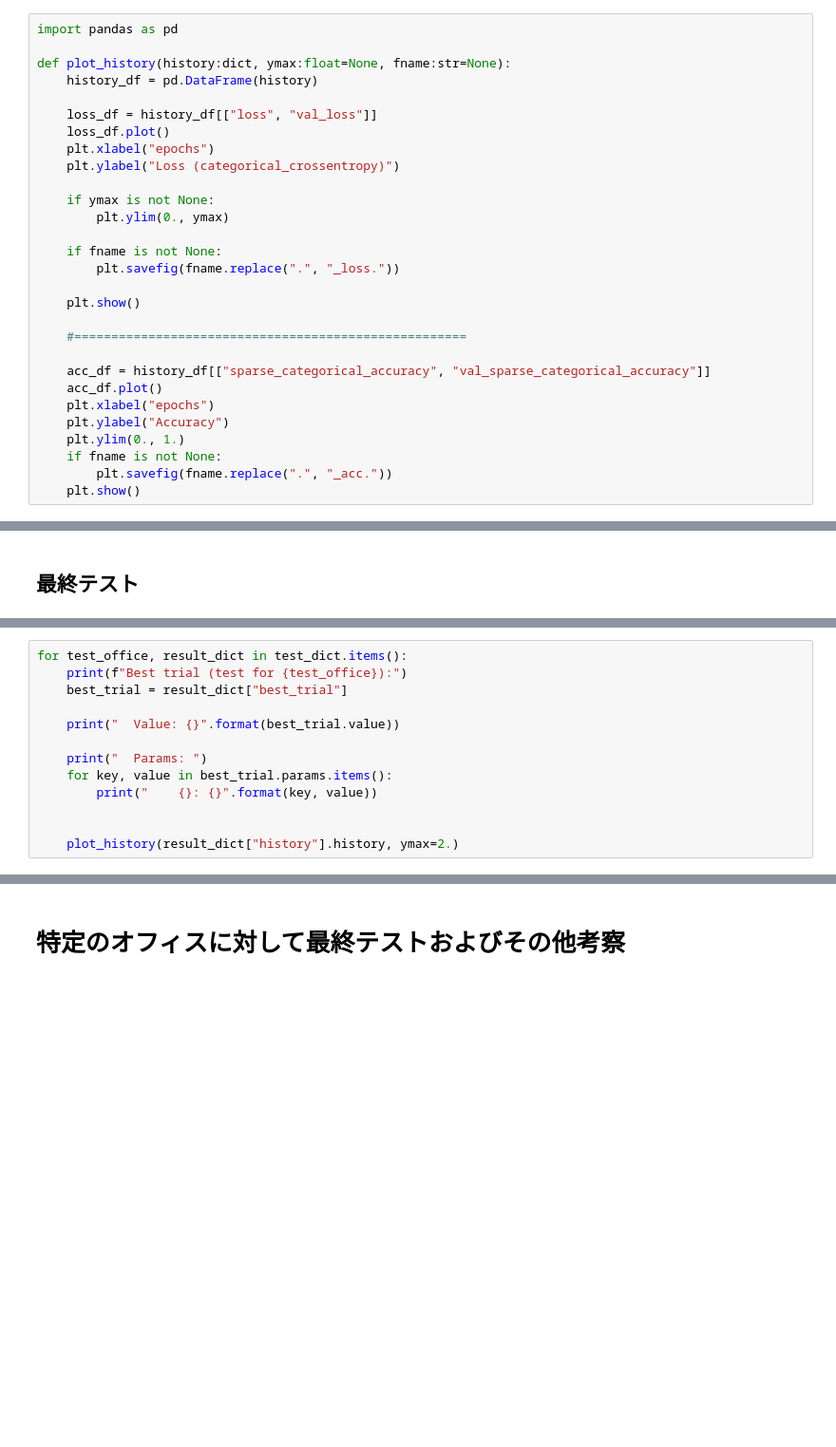
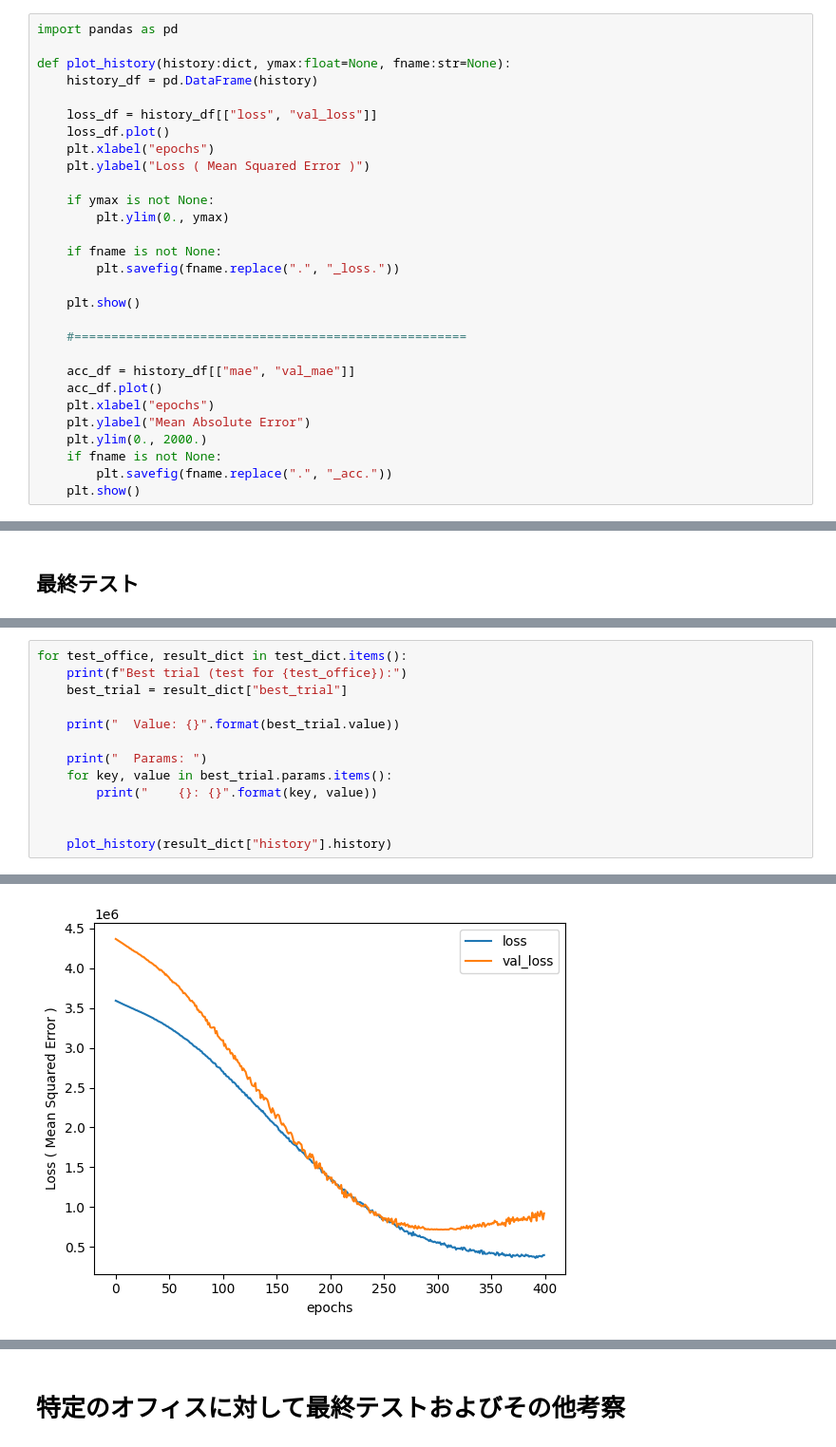
Before and after one commit to Enehentaro/MachineLearning, a Jupyter notebook: NoteBook/NumDropletsRoI/TimeMean/ctm_onlyFloating.ipynb, the cells around one changed output, grey strips where cells are left out. Shown at 95% size. Drawn from its saved outputs; the diff is of its cells as text; blank space fills up the shorter version.

```diff
--- a/NoteBook/NumDropletsRoI/TimeMean/ctm_onlyFloating.ipynb
+++ b/NoteBook/NumDropletsRoI/TimeMean/ctm_onlyFloating.ipynb
@@ -904,7 +910,7 @@ def plot_history(history:dict, ymax:float=None, fname:str=None):
     loss_df = history_df[["loss", "val_loss"]]
     loss_df.plot()
     plt.xlabel("epochs")
-    plt.ylabel("Loss (categorical_crossentropy)")
+    plt.ylabel("Loss ( Mean Squared Error )")
 
     if ymax is not None:
         plt.ylim(0., ymax)
@@ -916,11 +922,11 @@ def plot_history(history:dict, ymax:float=None, fname:str=None):
 
     #=====================================================
 
-    acc_df = history_df[["sparse_categorical_accuracy", "val_sparse_categorical_accuracy"]]
+    acc_df = history_df[["mae", "val_mae"]]
     acc_df.plot()
     plt.xlabel("epochs")
-    plt.ylabel("Accuracy")
-    plt.ylim(0., 1.)
+    plt.ylabel("Mean Absolute Error")
+    plt.ylim(0., 2000.)
     if fname is not None:
         plt.savefig(fname.replace(".", "_acc."))
     plt.show()
@@ -1044,4 +1141,5 @@ for test_office, result_dict in test_dict.items():
         print("    {}: {}".format(key, value))
 
 
-    plot_history(result_dict["history"].history, ymax=2.)
+    plot_history(result_dict["history"].history)
+# %% [output]
@@ -1047,0 +1157 @@ for test_office, result_dict in test_dict.items():
+[figure, added]
```
Also changed, not shown: parts of 24 cells of this notebook, 8 other files.
